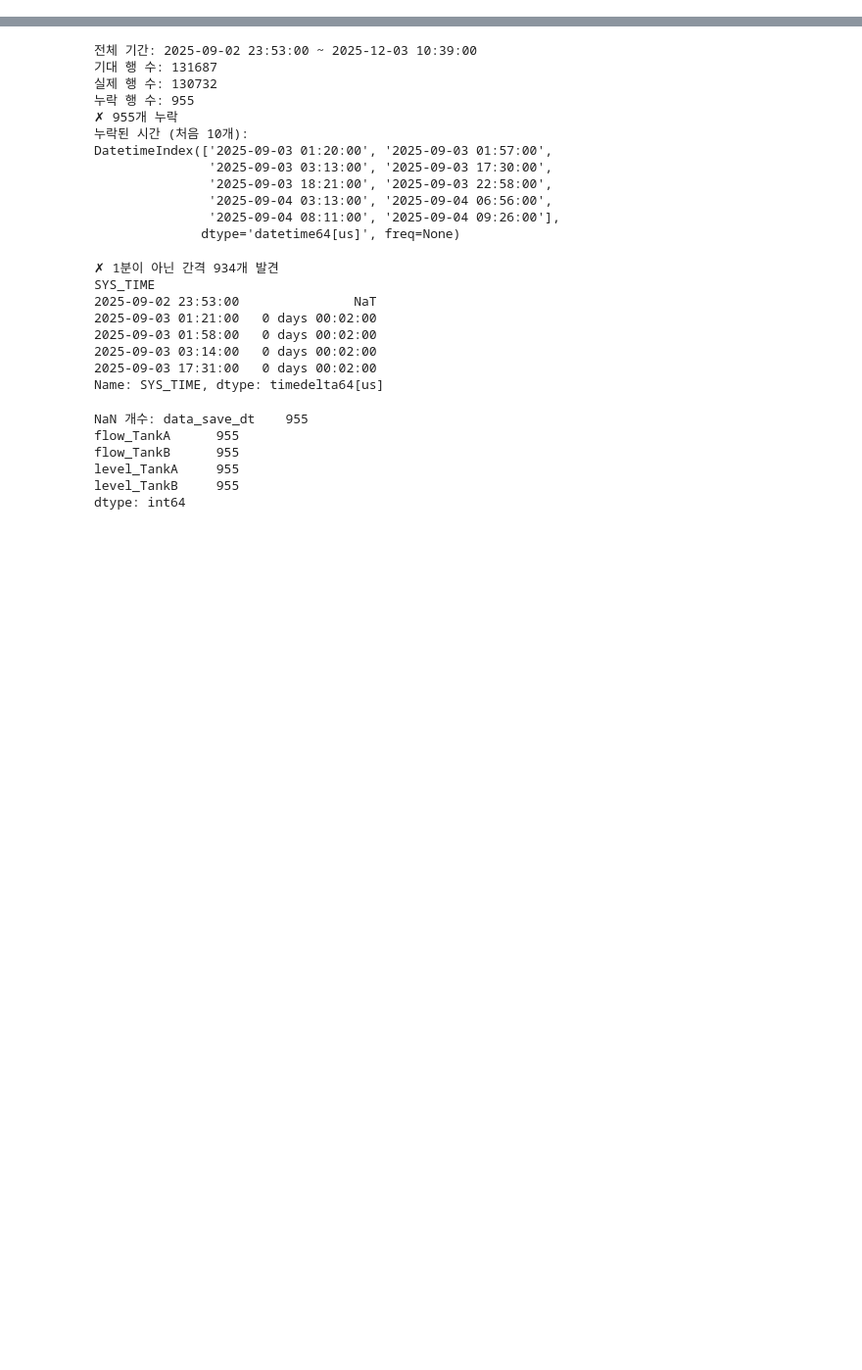
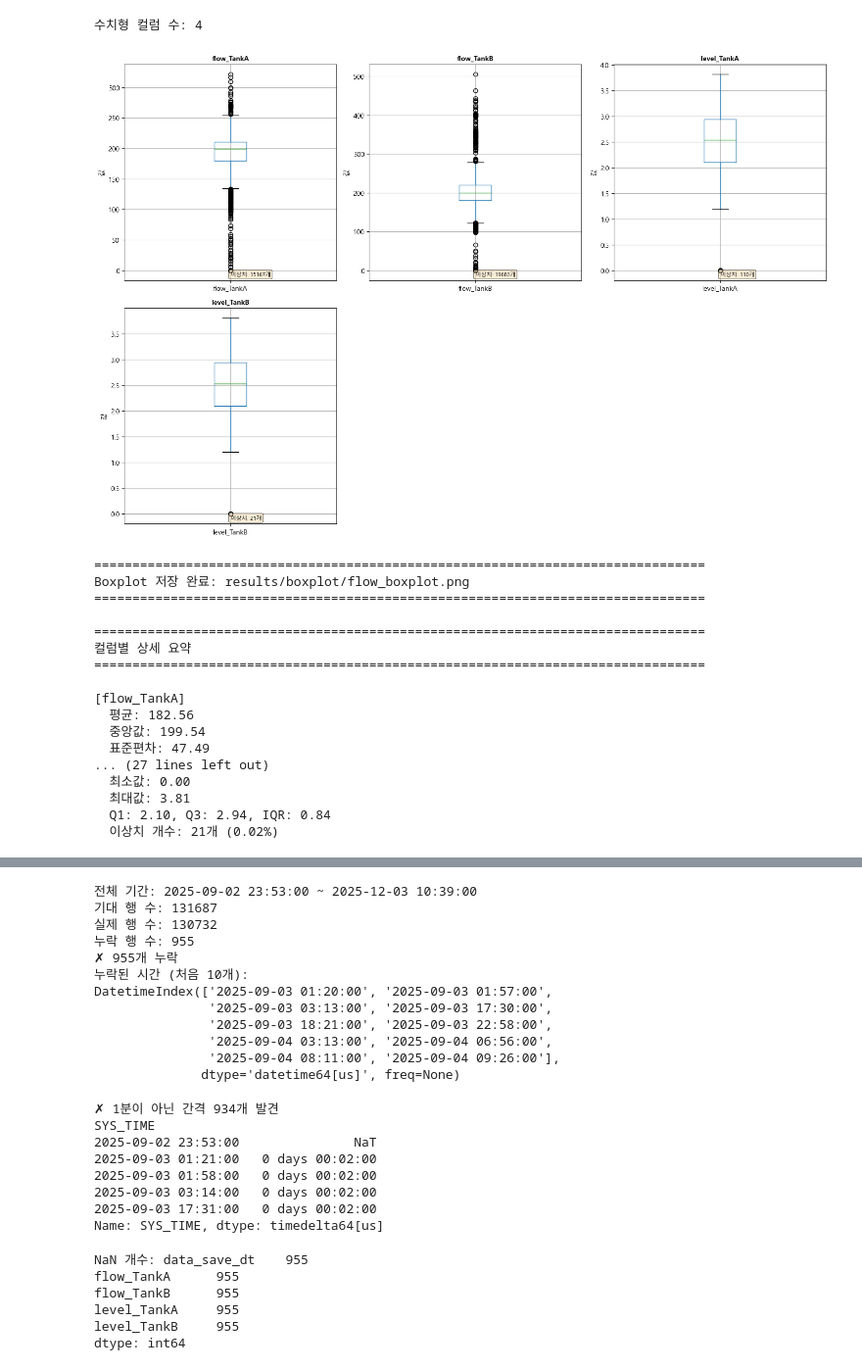
Before and after one commit to choiseungha3123-a11y/project_WWTP, a Jupyter notebook: python/notebook/preprocess/show.ipynb, the cells around one changed output, grey strips where cells are left out. Shown at 98% size. Cells and saved outputs as stored; diff of their text form; code cells hidden in the pictures; blank space fills up the shorter version.

```diff
--- a/python/notebook/preprocess/show.ipynb
+++ b/python/notebook/preprocess/show.ipynb
@@ -8,0 +19,5 @@ weather_dir = "../../data/actual/Weather.csv"
+# %%
+flow = flow.drop(columns=['data_save_dt'])
+aws368 = aws368.drop(columns=['YYMMDDHHMI','STN'])
+aws541 = aws541.drop(columns=['YYMMDDHHMI','STN'])
+aws569 = aws569.drop(columns=['YYMMDDHHMI','STN'])
@@ -58,0 +267,22 @@ weather.head()
+# %%
+create_boxplot(flow)
+# %% [output]
+수치형 컬럼 수: 4
+[figure, added]
+================================================================================
+Boxplot 저장 완료: results/boxplot/flow_boxplot.png
+================================================================================
+
+================================================================================
+컬럼별 상세 요약
+================================================================================
+
+[flow_TankA]
+  평균: 182.56
+  중앙값: 199.54
+  표준편차: 47.49
+... (27 lines left out)
+  최소값: 0.00
+  최대값: 3.81
+  Q1: 2.10, Q3: 2.94, IQR: 0.84
+  이상치 개수: 21개 (0.02%)
```
Also changed, not shown: parts of 32 cells of this notebook, 16 other files.
